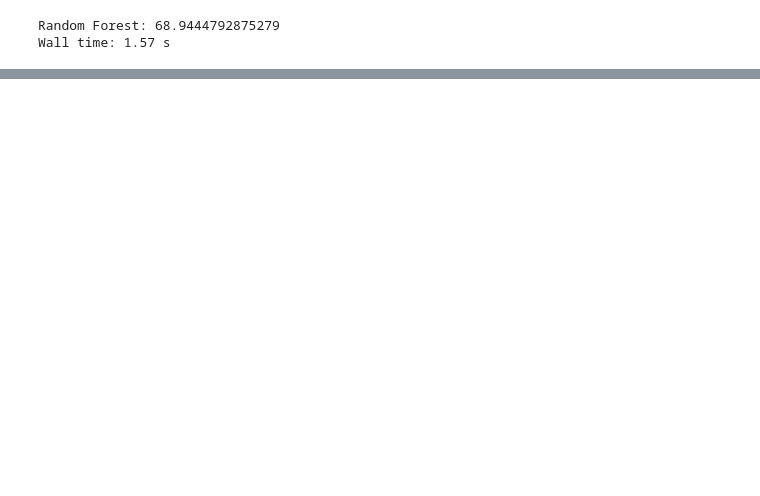
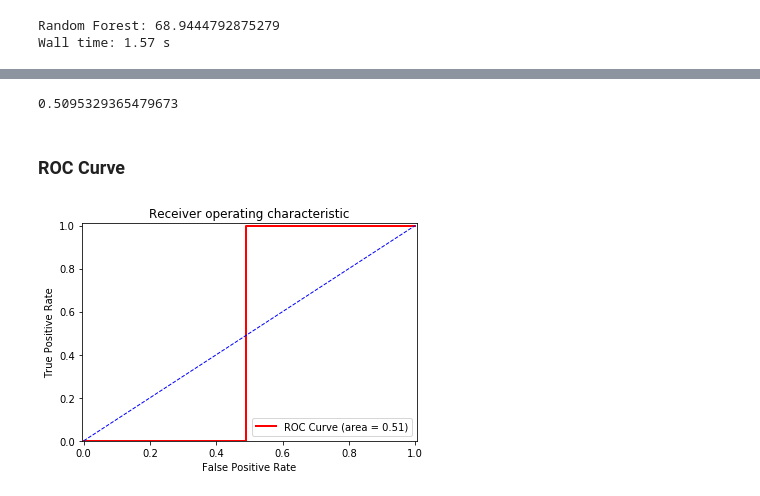
Before and after one commit to vitoupen/DataScience-Taxi-, a Jupyter notebook: newest_taxi.ipynb, the cells around one changed output, grey strips where cells are left out. Cells and saved outputs as stored; diff of their text form; code cells hidden in the pictures; blank space fills up the shorter version.

Commit message:
ROC curves, renaming some variables

```diff
--- a/newest_taxi.ipynb
+++ b/newest_taxi.ipynb
@@ -254,0 +250,5 @@ y_encoded = lab_enc.fit_transform(y)
+# %%
+lab_enc = preprocessing.LabelEncoder()
+y_train_encoded = lab_enc.fit_transform(y_train)
+y_encoded = lab_enc.fit_transform(y)
+y_test_encoded = lab_enc.fit_transform(y_test)
@@ -325,0 +337,7 @@ Plots
+# %%
+from sklearn import metrics
+y_predict_prob_log = my_logreg.predict_proba(X_test)
+fpr, tpr, thresholds = metrics.roc_curve(y_test_encoded, y_predict_prob_log[:,1], pos_label=1)
+
+print(fpr)
+print(tpr)
@@ -325,0 +352,39 @@ Plots
+# %%
+# AUC:
+AUC = metrics.auc(fpr, tpr)
+print(AUC)
+# %% [output]
+0.5095329365479673
+# %% [markdown]
+### ROC Curve
+# %%
+# Importing the "pyplot" package of "matplotlib" library of python to generate
+# graphs and plot curves:
+import matplotlib.pyplot as plt
+
+# The following line will tell Jupyter Notebook to keep the figures inside the explorer page
+# rather than openng a new figure window:
+%matplotlib inline
+
+plt.figure()
+
+# Roc Curve:
+plt.plot(fpr, tpr, color='red', lw=2,
+         label='ROC Curve (area = %0.2f)' % AUC)
+
+# Random Guess line:
+plt.plot([0, 1], [0, 1], color='blue', lw=1, linestyle='--')
+
+# Defining The Range of X-Axis and Y-Axis:
+plt.xlim([-0.005, 1.005])
+plt.ylim([0.0, 1.01])
+
+# Labels, Title, Legend:
+plt.xlabel('False Positive Rate')
+plt.ylabel('True Positive Rate')
+plt.title('Receiver operating characteristic')
+plt.legend(loc="lower right")
+
+plt.show()
+# %% [output]
+[figure, added]
```
Also changed, not shown: parts of 29 cells of this notebook.
